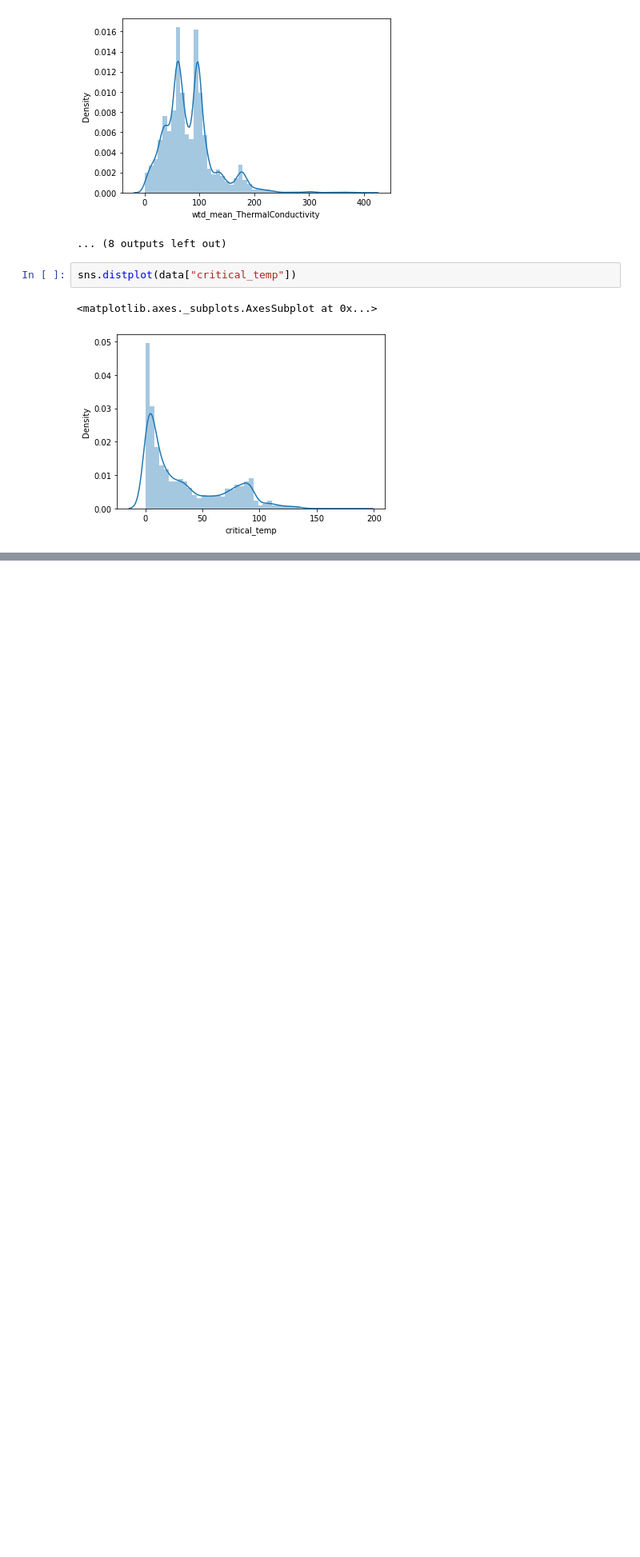
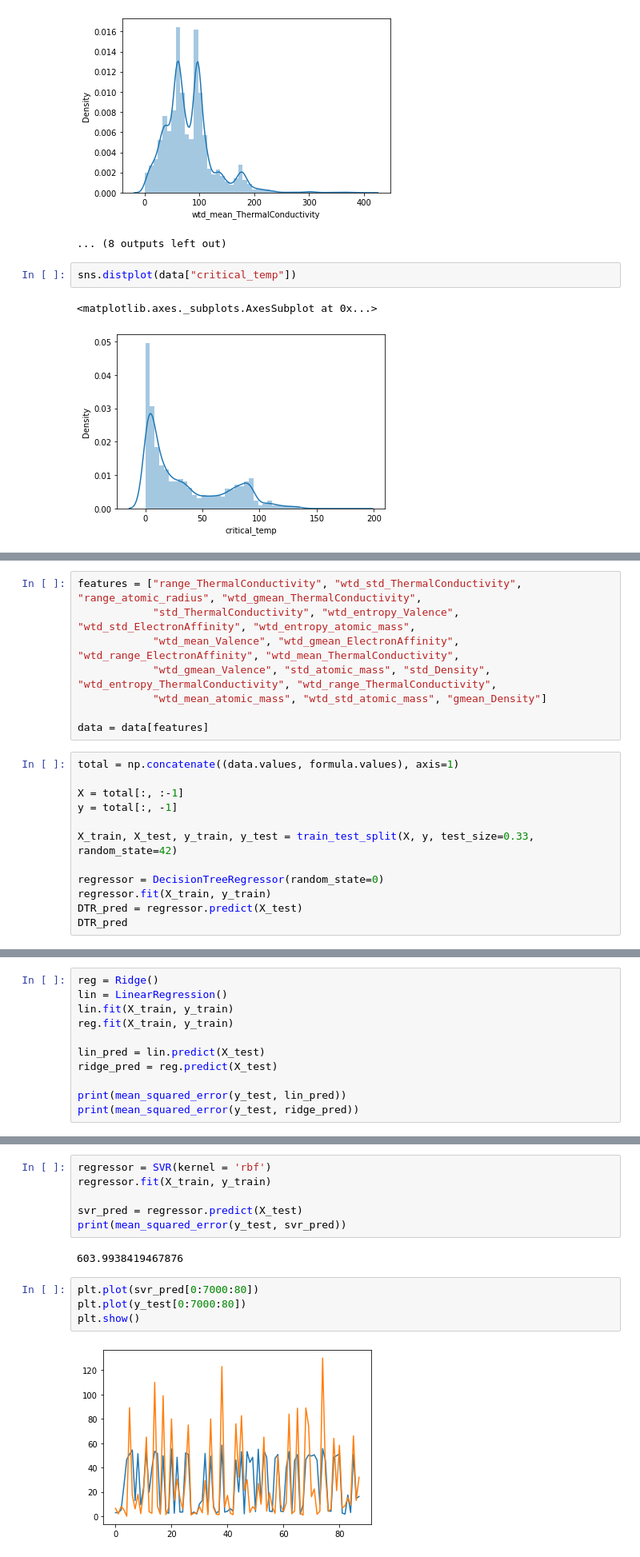
Before and after one commit to SRP457/DataAnalytics, a Jupyter notebook: DA.ipynb, the cells around one changed output, grey strips where cells are left out. Shown at 80% size. Cells and saved outputs as stored; diff of their text form; blank space fills up the shorter version.

```diff
--- a/DA.ipynb
+++ b/DA.ipynb
@@ -181,0 +679,20 @@ sns.distplot(data["critical_temp"])
+# %%
+features = ["range_ThermalConductivity", "wtd_std_ThermalConductivity", "range_atomic_radius", "wtd_gmean_ThermalConductivity",
+            "std_ThermalConductivity", "wtd_entropy_Valence", "wtd_std_ElectronAffinity", "wtd_entropy_atomic_mass",
+            "wtd_mean_Valence", "wtd_gmean_ElectronAffinity", "wtd_range_ElectronAffinity", "wtd_mean_ThermalConductivity",
+            "wtd_gmean_Valence", "std_atomic_mass", "std_Density", "wtd_entropy_ThermalConductivity", "wtd_range_ThermalConductivity",
+            "wtd_mean_atomic_mass", "wtd_std_atomic_mass", "gmean_Density"]
+
+data = data[features]
+# %%
+total = np.concatenate((data.values, formula.values), axis=1)
+
+X = total[:, :-1]
+y = total[:, -1]
+
+X_train, X_test, y_train, y_test = train_test_split(X, y, test_size=0.33, random_state=42)
+
+regressor = DecisionTreeRegressor(random_state=0)
+regressor.fit(X_train, y_train)
+DTR_pred = regressor.predict(X_test)
+DTR_pred
@@ -181,0 +706,11 @@ sns.distplot(data["critical_temp"])
+# %%
+reg = Ridge()
+lin = LinearRegression()
+lin.fit(X_train, y_train)
+reg.fit(X_train, y_train)
+
+lin_pred = lin.predict(X_test)
+ridge_pred = reg.predict(X_test)
+
+print(mean_squared_error(y_test, lin_pred))
+print(mean_squared_error(y_test, ridge_pred))
@@ -181,0 +727,14 @@ sns.distplot(data["critical_temp"])
+# %%
+regressor = SVR(kernel = 'rbf')
+regressor.fit(X_train, y_train)
+
+svr_pred = regressor.predict(X_test)
+print(mean_squared_error(y_test, svr_pred))
+# %% [output]
+603.9938419467876
+# %%
+plt.plot(svr_pred[0:7000:80])
+plt.plot(y_test[0:7000:80])
+plt.show()
+# %% [output]
+[figure, added]
```
Also changed, not shown: parts of 94 cells of this notebook.
